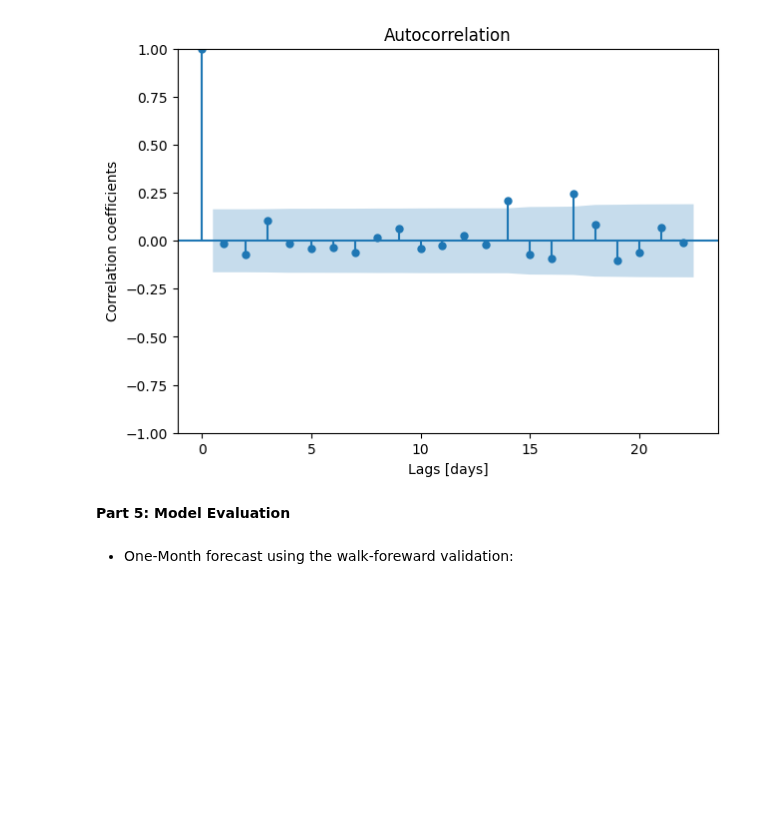
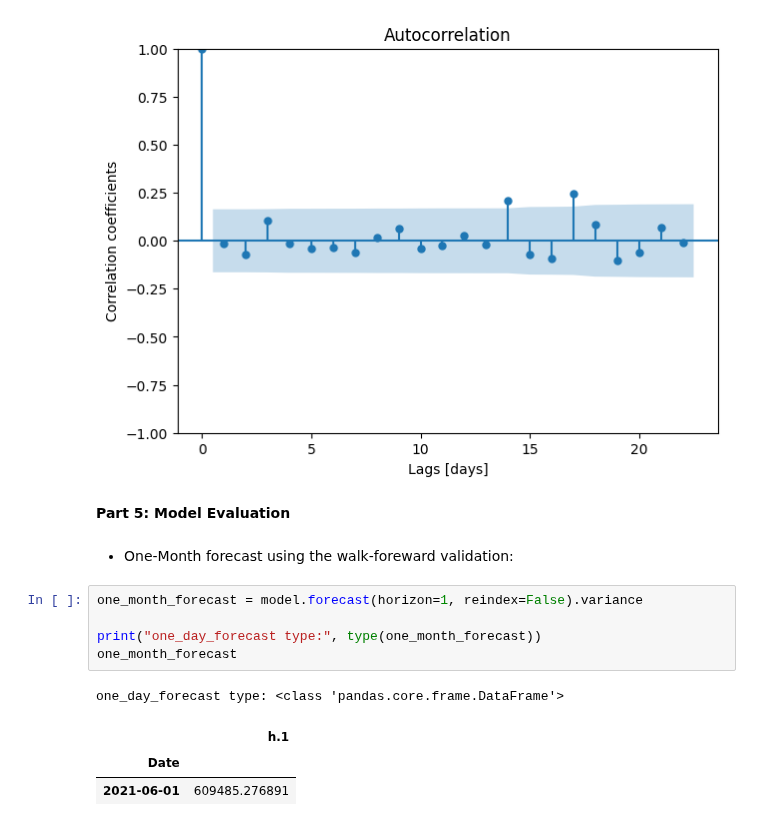
Before and after one commit to micahondiwa/fraud_volumes_detection, a Jupyter notebook: fraud-volume_forecast_garch.ipynb, the cells around one changed output. Saved outputs shown, nothing was run; the diff lists cells and outputs as text; blank space fills up the shorter version.

Commit message:
Garch model

```diff
--- a/fraud-volume_forecast_garch.ipynb
+++ b/fraud-volume_forecast_garch.ipynb
@@ -489,3 +499,13 @@ plt.ylabel("Correlation coefficients");
 **Part 5: Model Evaluation**
 # %% [markdown]
 - One-Month forecast using the walk-foreward validation:
+# %%
+one_month_forecast = model.forecast(horizon=1, reindex=False).variance
+
+print("one_day_forecast type:", type(one_month_forecast))
+one_month_forecast
+# %% [output]
+one_day_forecast type: <class 'pandas.core.frame.DataFrame'>
+|  | h.1 |
+| Date |  |
+| 2021-06-01 | 609485.276891 |
```
Also changed, not shown: parts of 1 cell of this notebook.
